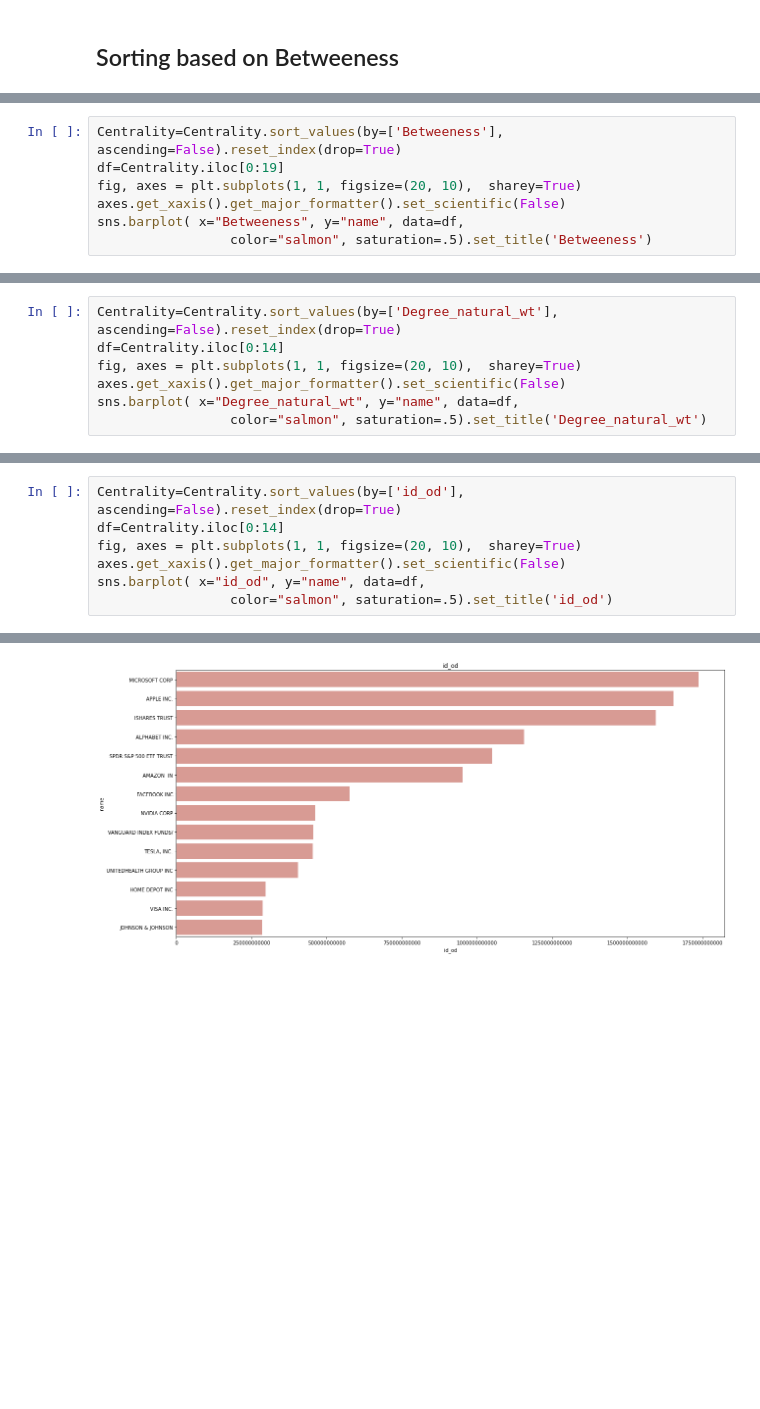
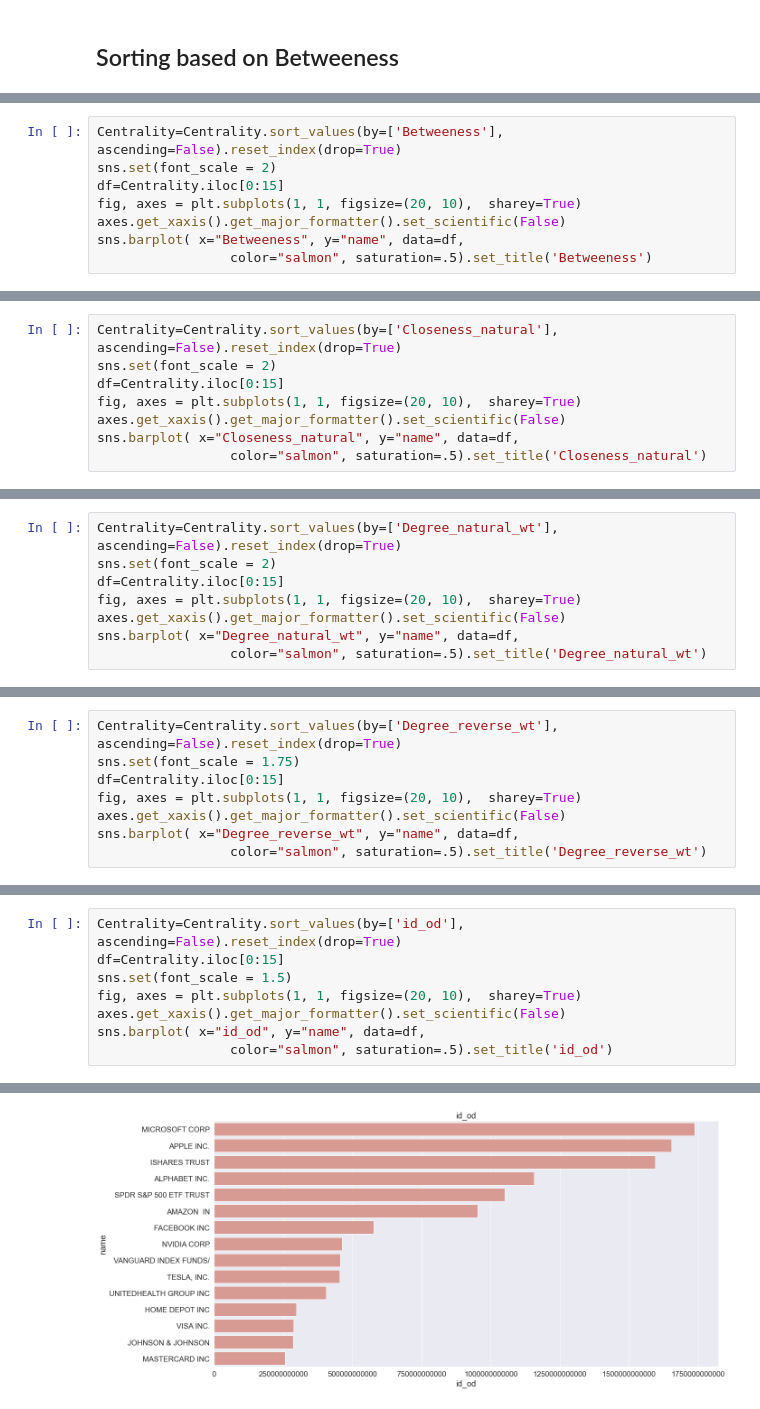
Before and after one commit to prerna0708/Thesis, a Jupyter notebook: Master_Thesis/Step 4.3 Finding influential nodes_wo_options.ipynb, the cells around one changed output, grey strips where cells are left out. Cells and saved outputs as stored; diff of their text form; blank space fills up the shorter version.

```diff
--- a/Master_Thesis/Step 4.3 Finding influential nodes_wo_options.ipynb
+++ b/Master_Thesis/Step 4.3 Finding influential nodes_wo_options.ipynb
@@ -96,6 +98,7 @@ Text(0.5, 1.0, 'Betweeness')
 # %%
 Centrality=Centrality.sort_values(by=['Betweeness'], ascending=False).reset_index(drop=True)
-df=Centrality.iloc[0:19]
+sns.set(font_scale = 2)
+df=Centrality.iloc[0:15]
 fig, axes = plt.subplots(1, 1, figsize=(20, 10),  sharey=True)
 axes.get_xaxis().get_major_formatter().set_scientific(False)
 sns.barplot( x="Betweeness", y="name", data=df,
@@ -105,0 +111,8 @@ Text(0.5, 1.0, 'Betweeness')
+# %%
+Centrality=Centrality.sort_values(by=['Closeness_natural'], ascending=False).reset_index(drop=True)
+sns.set(font_scale = 2)
+df=Centrality.iloc[0:15]
+fig, axes = plt.subplots(1, 1, figsize=(20, 10),  sharey=True)
+axes.get_xaxis().get_major_formatter().set_scientific(False)
+sns.barplot( x="Closeness_natural", y="name", data=df,
+                 color="salmon", saturation=.5).set_title('Closeness_natural')
@@ -106,6 +124,7 @@ Text(0.5, 1.0, 'Betweeness')
 # %%
 Centrality=Centrality.sort_values(by=['Degree_natural_wt'], ascending=False).reset_index(drop=True)
-df=Centrality.iloc[0:14]
+sns.set(font_scale = 2)
+df=Centrality.iloc[0:15]
 fig, axes = plt.subplots(1, 1, figsize=(20, 10),  sharey=True)
 axes.get_xaxis().get_major_formatter().set_scientific(False)
 sns.barplot( x="Degree_natural_wt", y="name", data=df,
@@ -115,0 +137,8 @@ Text(0.5, 1.0, 'Degree_natural_wt')
+# %%
+Centrality=Centrality.sort_values(by=['Degree_reverse_wt'], ascending=False).reset_index(drop=True)
+sns.set(font_scale = 1.75)
+df=Centrality.iloc[0:15]
+fig, axes = plt.subplots(1, 1, figsize=(20, 10),  sharey=True)
+axes.get_xaxis().get_major_formatter().set_scientific(False)
+sns.barplot( x="Degree_reverse_wt", y="name", data=df,
+                 color="salmon", saturation=.5).set_title('Degree_reverse_wt')
@@ -116,10 +150,11 @@ Text(0.5, 1.0, 'Degree_natural_wt')
 # %%
 Centrality=Centrality.sort_values(by=['id_od'], ascending=False).reset_index(drop=True)
-df=Centrality.iloc[0:14]
+df=Centrality.iloc[0:15]
+sns.set(font_scale = 1.5)
 fig, axes = plt.subplots(1, 1, figsize=(20, 10),  sharey=True)
 axes.get_xaxis().get_major_formatter().set_scientific(False)
 sns.barplot( x="id_od", y="name", data=df,
                  color="salmon", saturation=.5).set_title('id_od')
 # %% [output]
 Text(0.5, 1.0, 'id_od')
-[figure, old version]
+[figure, new version]
```
Also changed, not shown: parts of 12 cells of this notebook, 5 other files.
